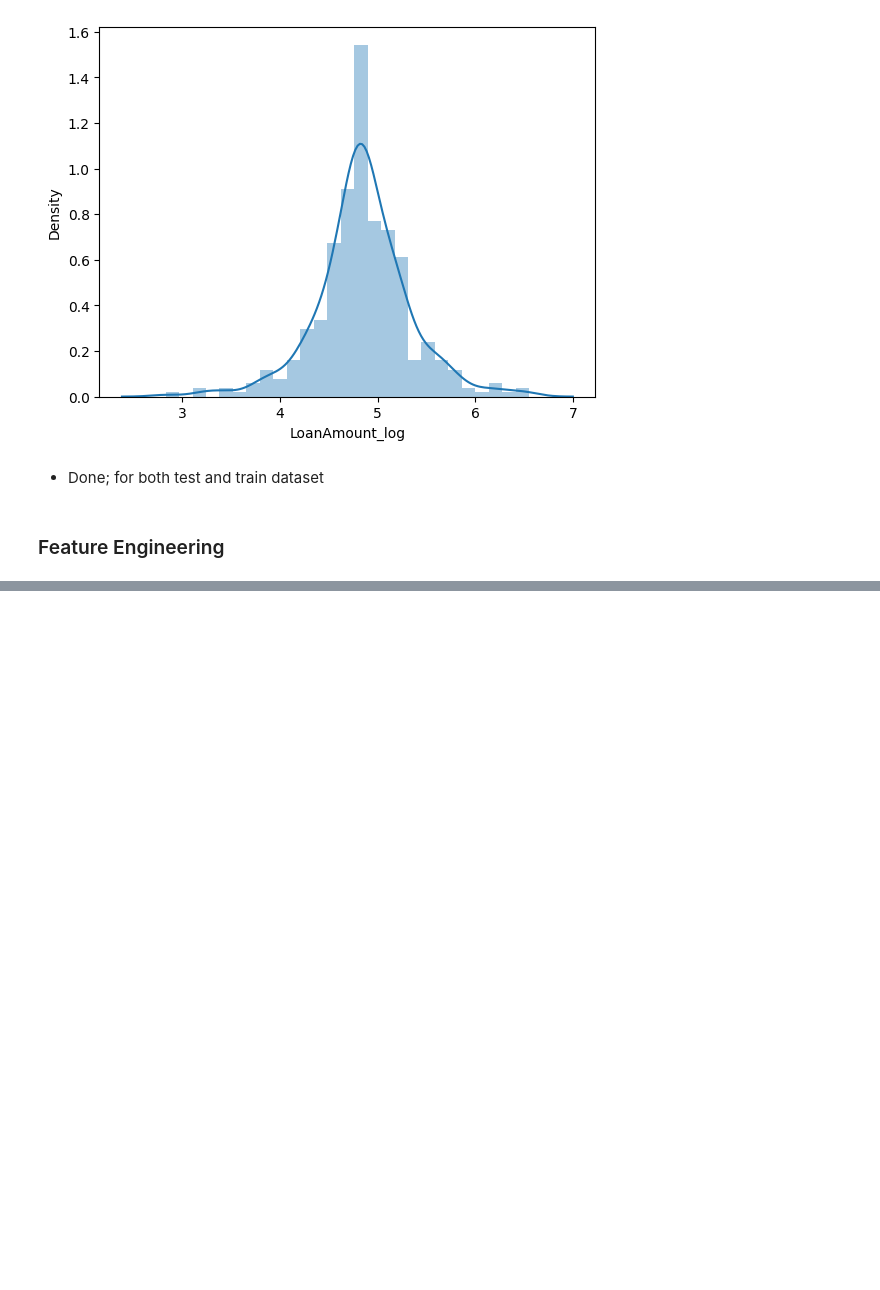
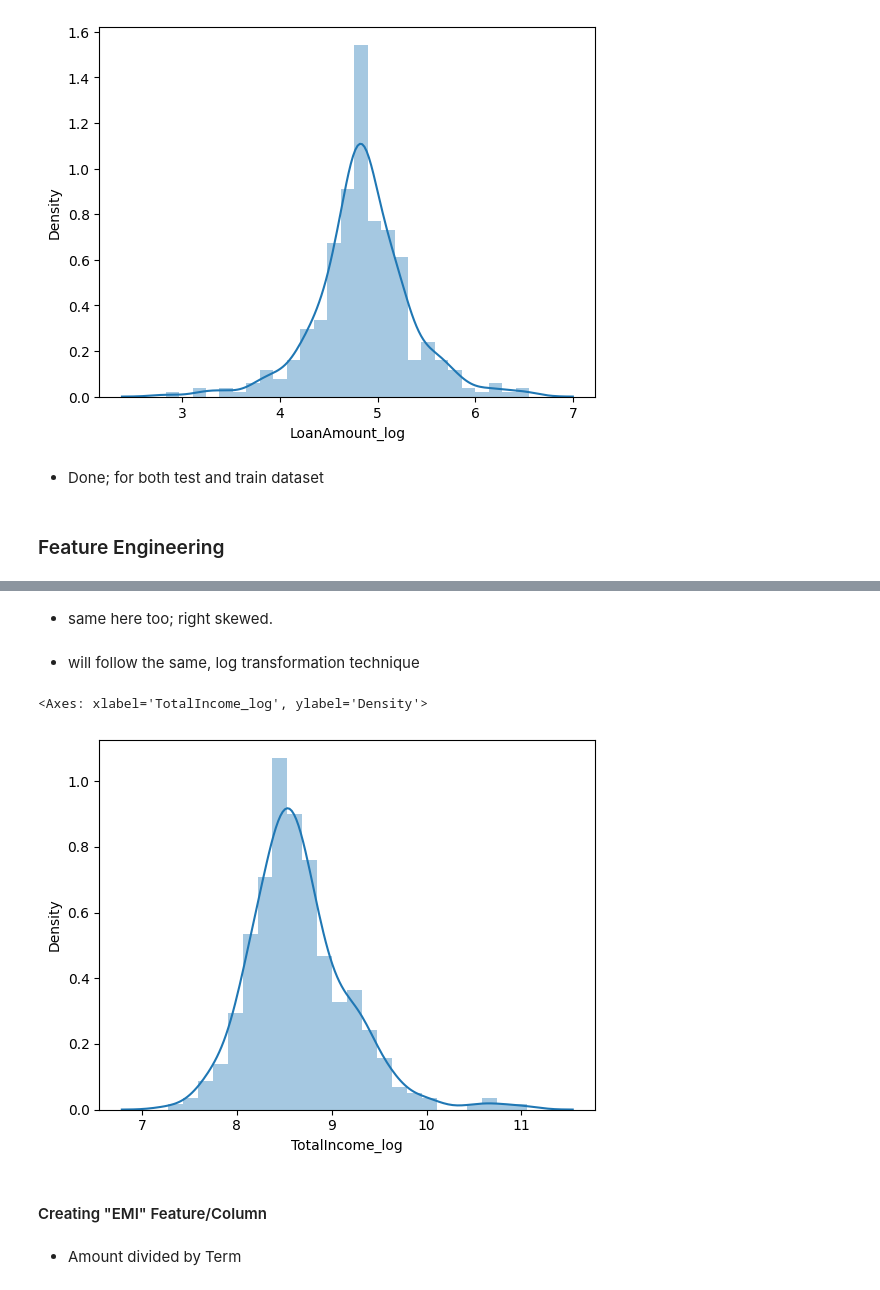
Before and after one commit to bhavbooks/Loan-Approval-Prediction-System, a Jupyter notebook: main.ipynb, the cells around one changed output, grey strips where cells are left out. Cells and saved outputs as stored; diff of their text form; code cells hidden in the pictures; blank space fills up the shorter version.

```diff
--- a/main.ipynb
+++ b/main.ipynb
@@ -942,0 +1006,14 @@ sns.distplot(test["LoanAmount_log"])
+# %% [markdown]
+- same here too; right skewed.
+# %% [markdown]
+- will follow the same, log transformation technique
+# %%
+test["TotalIncome_log"] = np.log(train["TotalIncome"])
+sns.distplot(test["TotalIncome_log"])
+# %% [output]
+<Axes: xlabel='TotalIncome_log', ylabel='Density'>
+[figure, added]
+# %% [markdown]
+#### Creating "EMI" Feature/Column
+# %% [markdown]
+- Amount divided by Term
```
Also changed, not shown: parts of 66 cells of this notebook, 1 other file.
